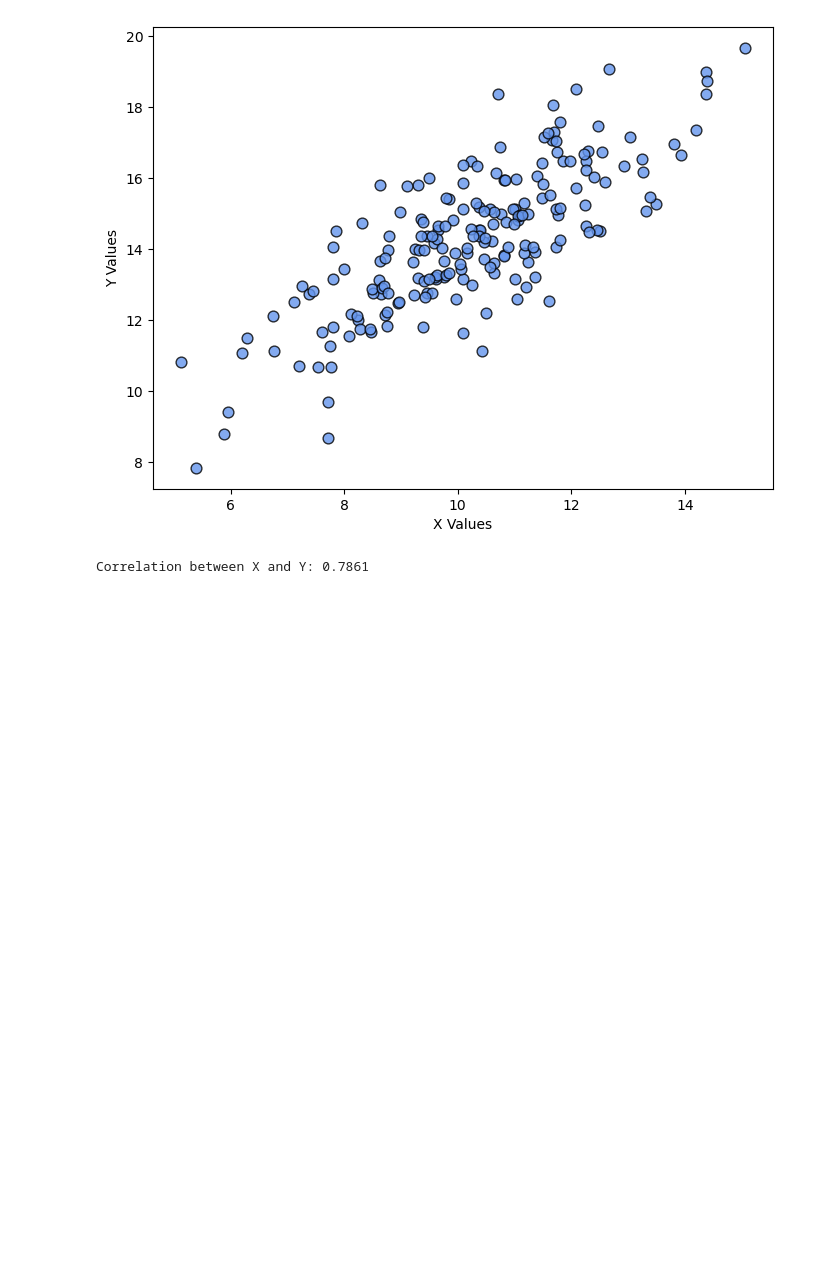
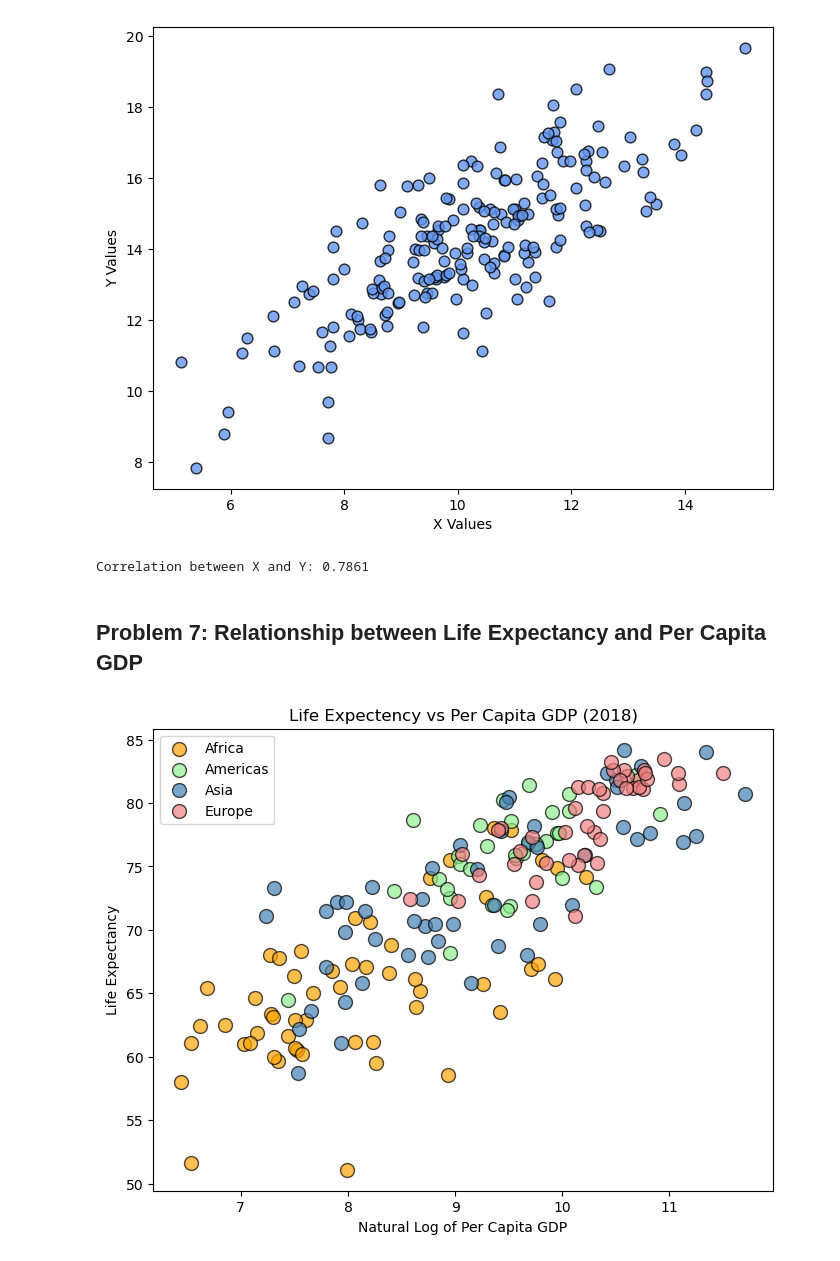
Before and after one commit to slylockfox/Maryville-DSCI-503-2, a Jupyter notebook: HW_04_Snyder.ipynb, the cells around one changed output. Cells and saved outputs as stored; diff of their text form; code cells hidden in the pictures; blank space fills up the shorter version.

```diff
--- a/HW_04_Snyder.ipynb
+++ b/HW_04_Snyder.ipynb
@@ -287,3 +287,55 @@ r = numerator / denominator
 print (f'Correlation between X and Y: {r:<.4f}')
 # %% [output]
 Correlation between X and Y: 0.7861
+# %% [markdown]
+## Problem 7: Relationship between Life Expectancy and Per Capita GDP
+# %%
+import pandas as pd
+df = pd.read_csv('gapminder_data.txt', sep='\t')
+country = df.country.values
+year = df.year.values
+continent = df.continent.values
+population = df.population.values
+life_exp = df.life_exp.values
+pcgdp = df.gdp_per_cap.values
+gini = df.gini.values
+df = None
+# %%
+# Create a list named continent_list with the following contents: 'africa', 'americas', 'asia', and 'europe'.
+continent_list = ['africa', 'americas', 'asia', 'europe']
+
+# Create a second list named color_list containing four strings representing four named colors. Selected colors that do not
+# look very similar, are not too dark, and are not too light.
+color_list = ['orange', 'lightgreen', 'steelblue', 'lightcoral']
+# %%
+# Set a figure size of [8,6].
+plt.figure(figsize=[8,6])
+
+# Use a loop to add the scatter plots for each continent one at a time.
+for i in range(0, len(continent_list)):
+    cont = continent_list[i]
+    # Use Boolean masking to create a Boolean selection array named sel. The array should indicate which
+    # elements correspond to the current continent and the year 2018.
+    sel = ((continent == cont) & (year == 2018))
+
+    # Add a scatter plot with x set to the natural log of per capita gdp of the selected countries and with y set
+    # to the life expectancy of the selected countries.
+    # Set the point size to 100 and the alpha level to 0.7.
+    # Set the point border to black and set the fill color to be one of the colors from color_list.
+    # Set the label to be the name of the current continent. Use the title() string method to change the first character to uppercase.
+    plt.scatter(x=np.log(pcgdp[sel]), y=life_exp[sel], s=100, alpha=0.7, color=color_list[i], edgecolor='black', label=cont.title())
+
+# Set the labels for the x and y axes to 'Natural Log of Per Capita GDP' and 'Life Expectancy'.
+plt.xlabel('Natural Log of Per Capita GDP')
+plt.ylabel('Life Expectancy')
+
+# Set the title of the figure to 'Life Expectency vs Per Capita GDP (2018)'.
+plt.title('Life Expectency vs Per Capita GDP (2018)')
+
+# Add a legend to the plot.
+plt.legend()
+
+# Use plt.show() to display the plot.
+plt.show()
+# %% [output]
+[figure, added]
```
Also changed, not shown: parts of 1 cell of this notebook.
